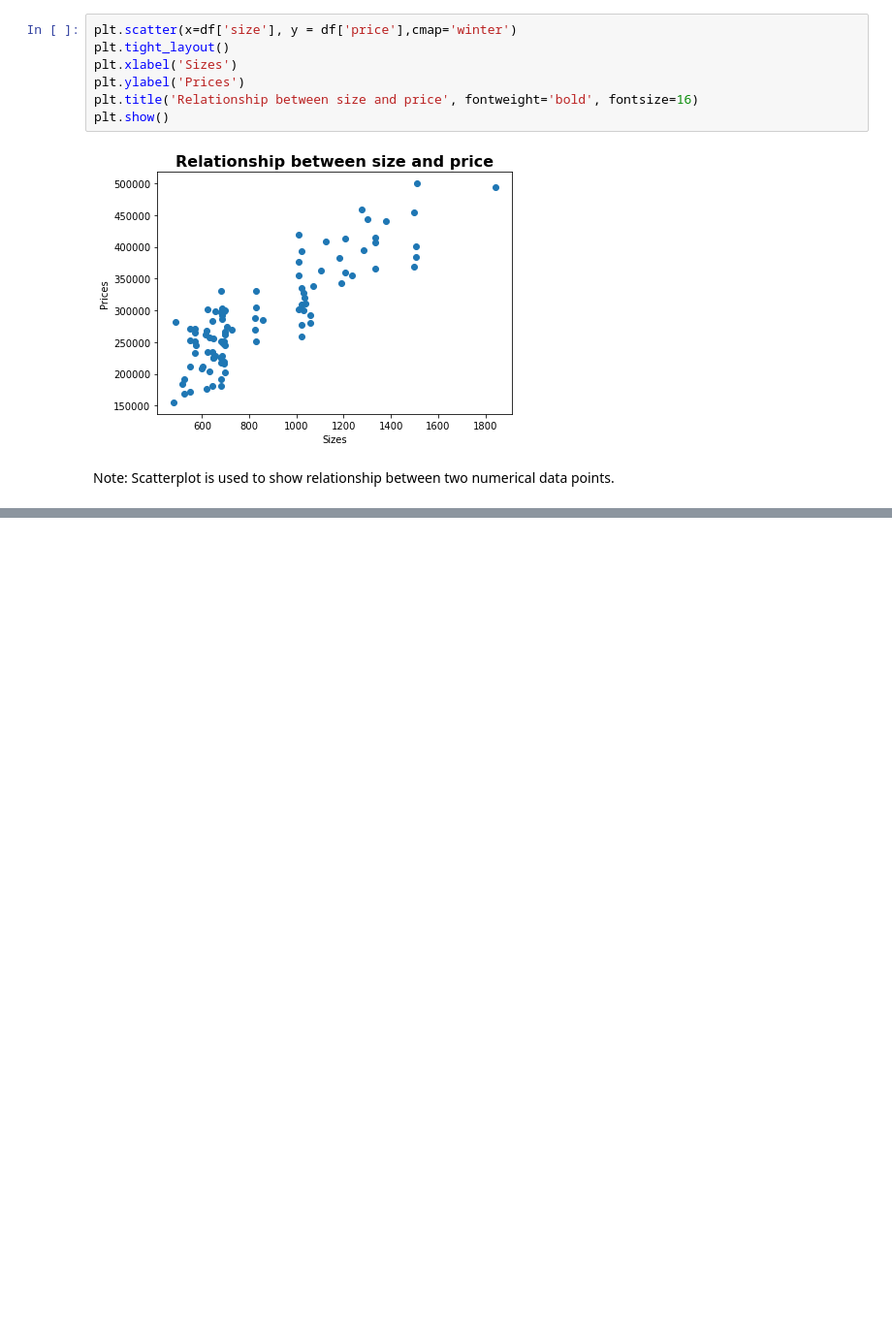
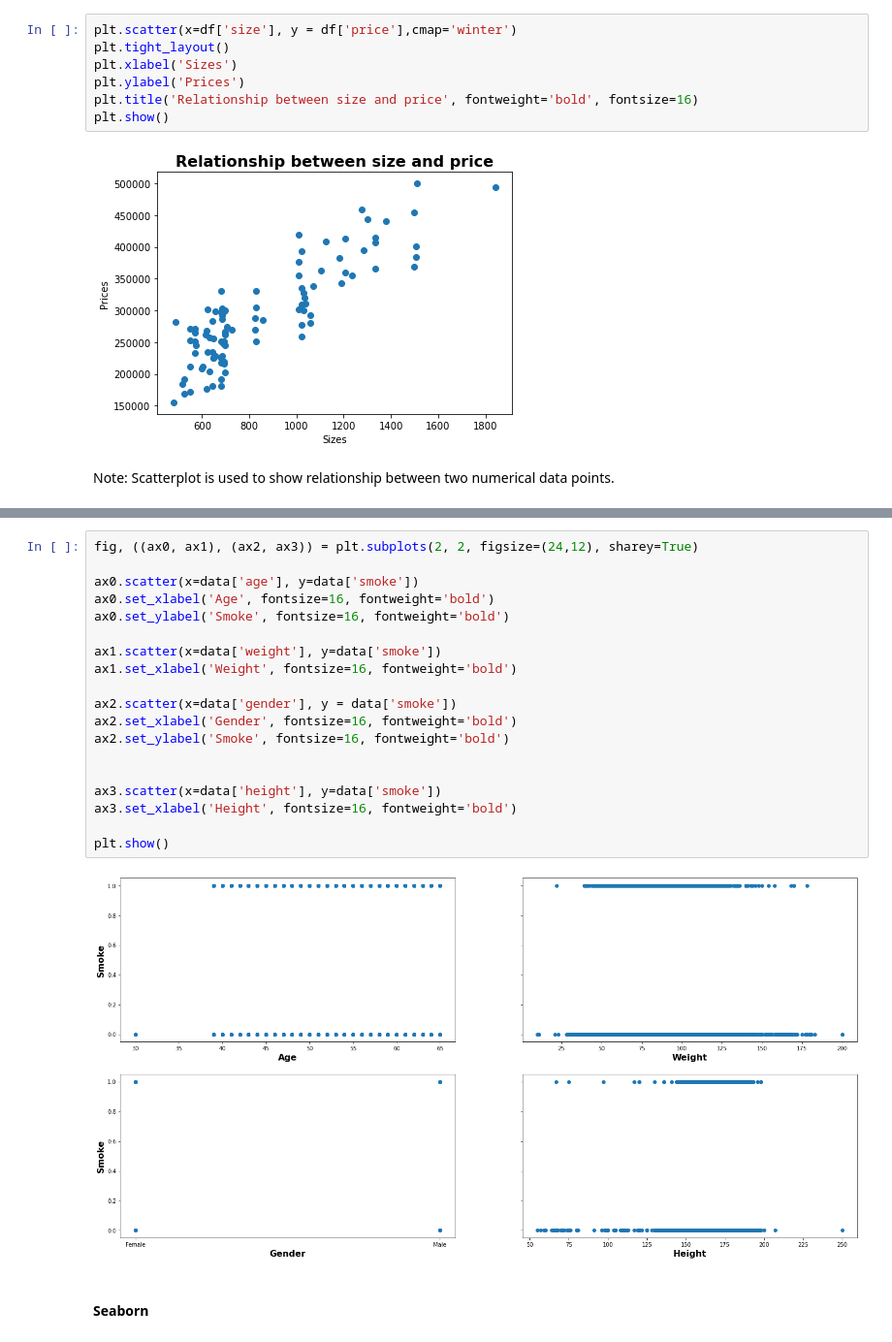
Before and after one commit to JudsonMorgan/Python-for-Data-Analyst, a Jupyter notebook: Data-visualization.ipynb, the cells around one changed output, grey strips where cells are left out. Shown at 97% size. Cells and saved outputs as stored; diff of their text form; blank space fills up the shorter version.

```diff
--- a/Data-visualization.ipynb
+++ b/Data-visualization.ipynb
@@ -247,0 +272,23 @@ plt.show()
+# %%
+fig, ((ax0, ax1), (ax2, ax3)) = plt.subplots(2, 2, figsize=(24,12), sharey=True)
+
+ax0.scatter(x=data['age'], y=data['smoke'])
+ax0.set_xlabel('Age', fontsize=16, fontweight='bold')
+ax0.set_ylabel('Smoke', fontsize=16, fontweight='bold')
+
+ax1.scatter(x=data['weight'], y=data['smoke'])
+ax1.set_xlabel('Weight', fontsize=16, fontweight='bold')
+
+ax2.scatter(x=data['gender'], y = data['smoke'])
+ax2.set_xlabel('Gender', fontsize=16, fontweight='bold')
+ax2.set_ylabel('Smoke', fontsize=16, fontweight='bold')
+
+
+ax3.scatter(x=data['height'], y=data['smoke'])
+ax3.set_xlabel('Height', fontsize=16, fontweight='bold')
+
+plt.show()
+# %% [output]
+[figure, added]
+# %% [markdown]
+#### Seaborn
```
Also changed, not shown: parts of 27 cells of this notebook.
